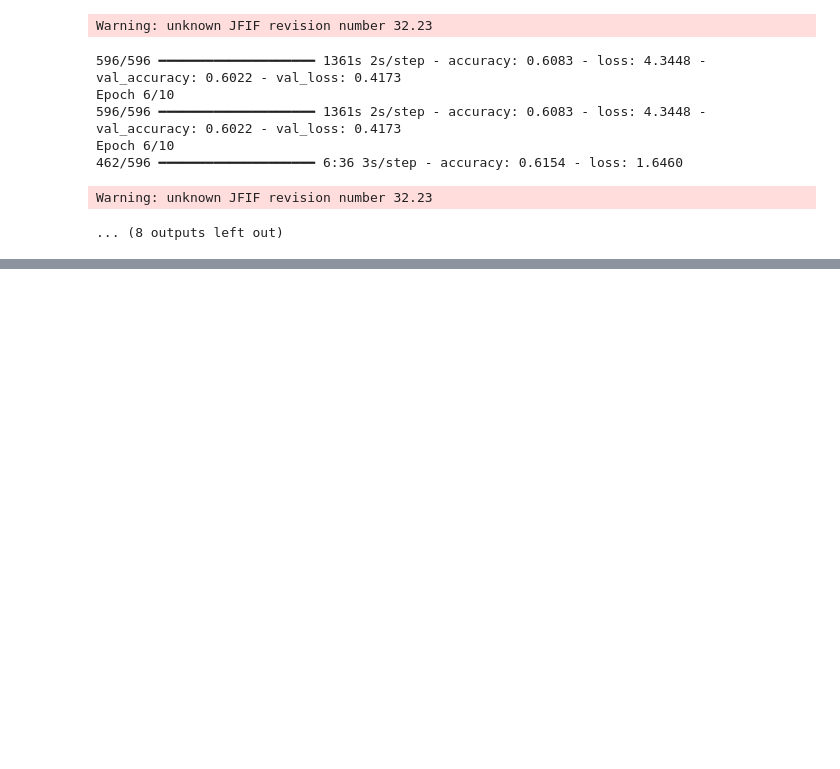
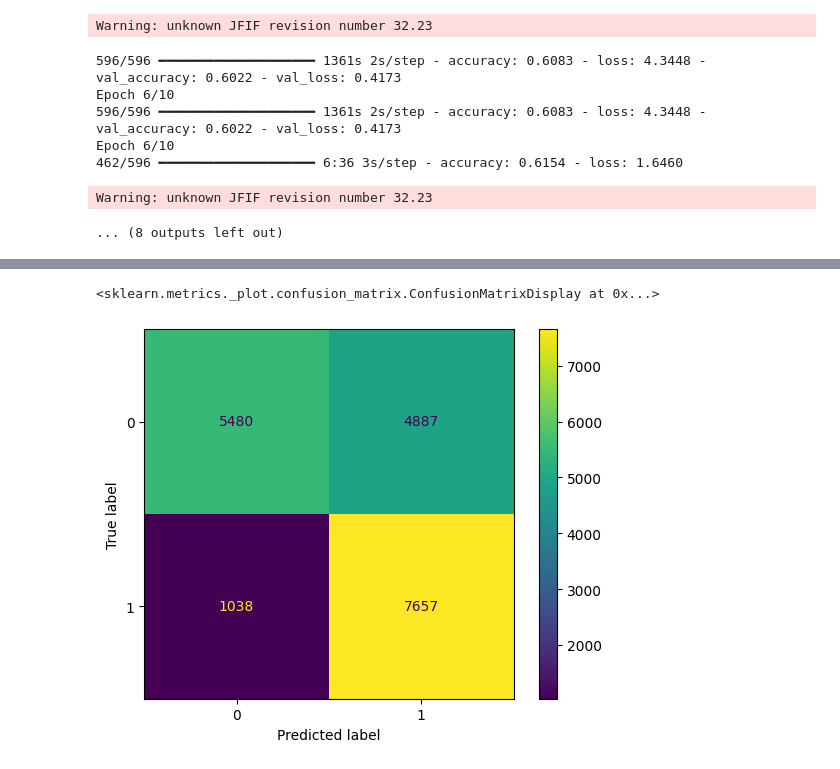
Before and after one commit to emilyedono/FireAndSmokeDetection, a Jupyter notebook: model_draft.ipynb, the cells around one changed output, grey strips where cells are left out. Cells and saved outputs as stored; diff of their text form; code cells hidden in the pictures; blank space fills up the shorter version.

```diff
--- a/model_draft.ipynb
+++ b/model_draft.ipynb
@@ -284,0 +529,8 @@ predTestN2 = model2.predict( dsTest )
+# %%
+# pick best threshold based on F1 score
+from sklearn.metrics import f1_score
+f1_scores = []
+for thresh in thresholds:
+    y_pred_thresh = (predTestN3 >= thresh).astype(int)
+    f1 = f1_score(y_test_smoke, y_pred_thresh)
+    f1_scores.append(f1)
@@ -284,0 +549,6 @@ predTestN2 = model2.predict( dsTest )
+# %%
+cm = confusion_matrix(y_test_smoke, predTestN3 > best_thresh)
+sklearn.metrics.ConfusionMatrixDisplay(cm).plot()
+# %% [output]
+<sklearn.metrics._plot.confusion_matrix.ConfusionMatrixDisplay at 0x...>
+[figure, added]
```
Also changed, not shown: parts of 46 cells of this notebook.
